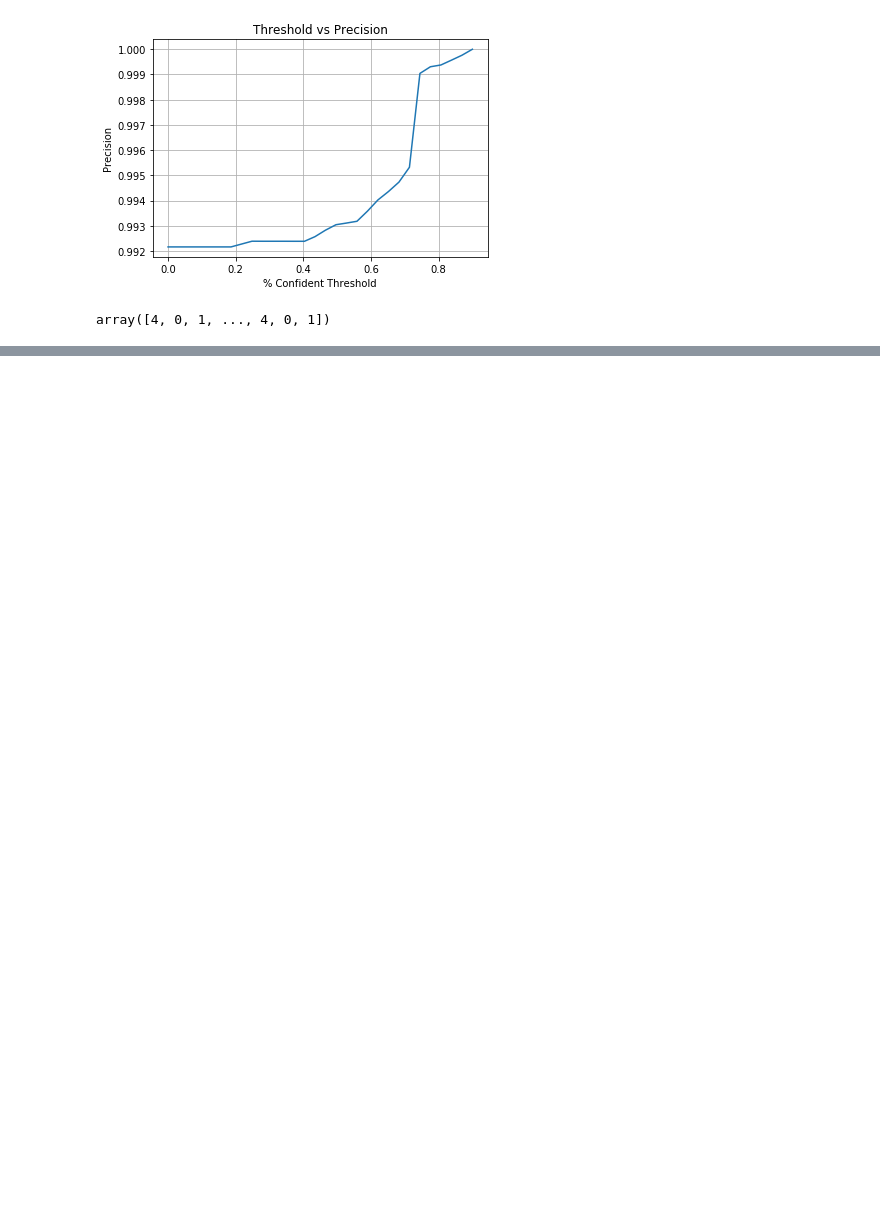
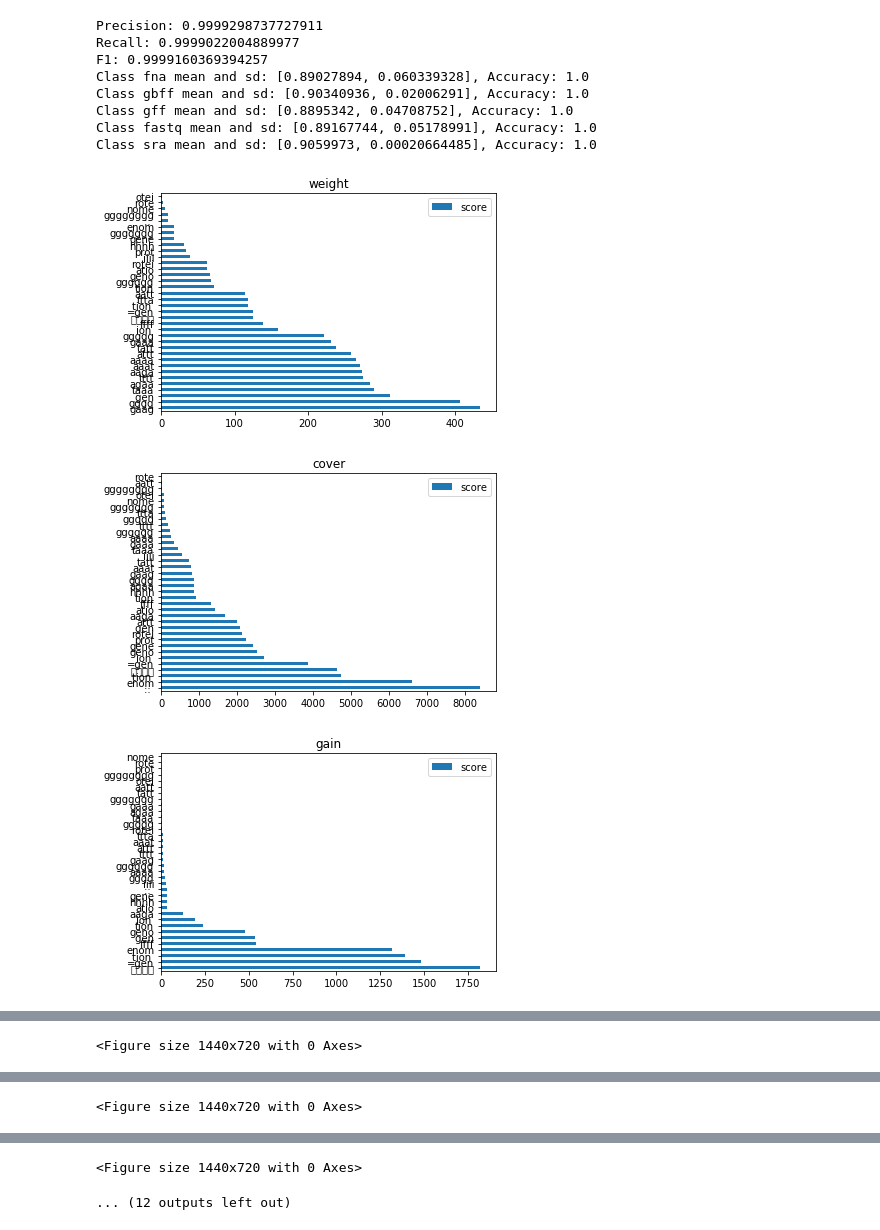
Before and after one commit to bigsoftcms/MirrorFileClassification, a Jupyter notebook: FileClassificationEx.ipynb, the cells around one changed output, grey strips where cells are left out. Saved outputs shown, nothing was run; the diff lists cells and outputs as text; code cells hidden in the pictures; blank space fills up the shorter version.

```diff
--- a/FileClassificationEx.ipynb
+++ b/FileClassificationEx.ipynb
@@ -239,11 +253,11 @@ def trainselector2(train_data, train_label, n_class):
 # %%
 # Trains XGB Classifier
 
-def TrainFileClassifier(param, num_round, test_dat, load):
+def TrainFileClassifier(param, num_round, train_dat, val_dat, load):
     if load == False:
         start = time.time()
         print("Training Model...")
-        model = xgb.train(param, test_dat, num_round)
+        model = xgb.train(param, train_dat, num_round, evals = [(train_dat, 'train'), (val_dat, 'eval')], verbose_eval = True)
         pickle.dump(model, open("xgb_class.pkl", "wb"))
         print("Model Saved")
         end = time.time()
@@ -341,7 +399,7 @@ param = {
     'num_class': len(filetype),  # the number of classes that exist in this datset
     'booster' : 'dart', # Dropout added
     'rate_drop' : 0.4, #Dropout Rate
-    'skip_drop' : 0.4 # Probability of skipping Dropout
+    'skip_drop' : 0.4, # Probability of skipping Dropout
     }
 num_round = 40 # Number of rounds we train our XGB Classifier
 ngram_range = (4,8) # Character length we search by for Tfidf
@@ -360,4 +427,4 @@ Vectorizer Train Time: 1081
 # %%
-model2 = TrainFileClassifier(param, num_round, dat2_train, load = False)
+model2 = TrainFileClassifier(param, num_round, dat2_train, dat2_val, load = False)
 # %% [output]
 Training Model...
@@ -373,0 +461,2 @@ Training time: 6
+# %%
+dat2_test = test_char_vectorizer(X_test)
@@ -374,5 +468,14 @@ Training time: 6
 # %%
-TestFileClassifier(model2, dat2_val,filetype, y_val, output = True, threshold = np.linspace(0, .9, 30))
+TestFileClassifier(model2, dat2_test,filetype, y_test, output = True, threshold = [.9], threshold_plots = True)
 # %% [output]
+Precision: 0.9999298737727911
+Recall: 0.9999022004889977
+F1: 0.9999160369394257
+Class fna mean and sd: [0.89027894, 0.060339328], Accuracy: 1.0
+Class gbff mean and sd: [0.90340936, 0.02006291], Accuracy: 1.0
+Class gff mean and sd: [0.8895342, 0.04708752], Accuracy: 1.0
+Class fastq mean and sd: [0.89167744, 0.05178991], Accuracy: 1.0
+Class sra mean and sd: [0.9059973, 0.00020664485], Accuracy: 1.0
-[figure, old version]
+[figure, new version]
-array([4, 0, 1, ..., 4, 0, 1])
+[figure, added]
+[figure, added]
@@ -378,0 +485 @@ array([4, 0, 1, ..., 4, 0, 1])
+<Figure size 1440x720 with 0 Axes>
@@ -378,0 +487 @@ array([4, 0, 1, ..., 4, 0, 1])
+<Figure size 1440x720 with 0 Axes>
@@ -378,0 +489,2 @@ array([4, 0, 1, ..., 4, 0, 1])
+<Figure size 1440x720 with 0 Axes>
+... (12 outputs left out)
```
Also changed, not shown: parts of 13 cells of this notebook.
